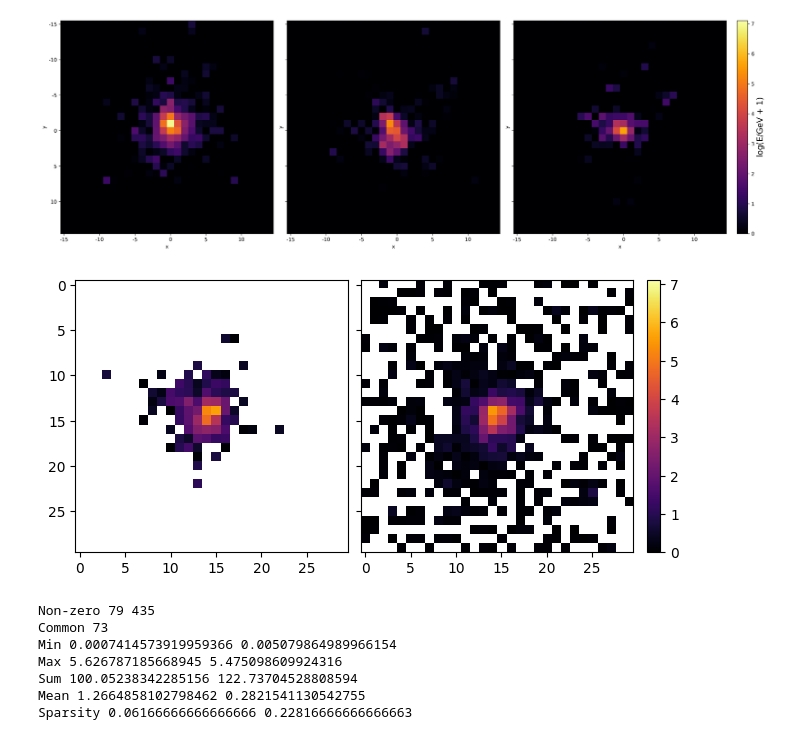
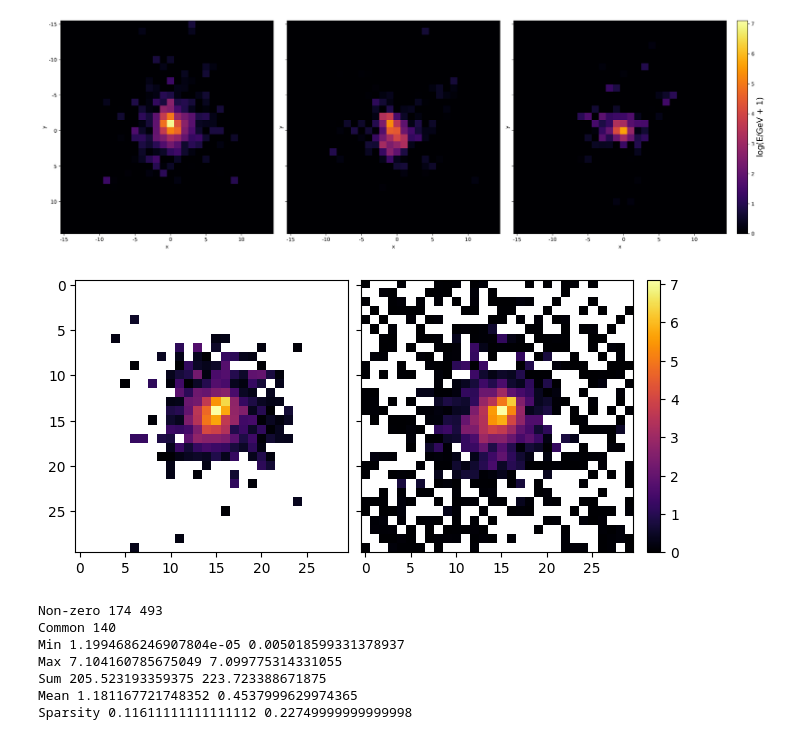
Before and after one commit to sashaatlasov/DiffusionDipolma, a Jupyter notebook: test.ipynb, the cells around one changed output. Drawn from its saved outputs; the diff is of its cells as text; code cells hidden in the pictures.

```diff
--- a/test.ipynb
+++ b/test.ipynb
@@ -53,8 +53,8 @@ fig.savefig('/Users/sasaatlasov/Desktop/DiffusionDipolma/real.pdf', bbox_inches
 # %%
 from diffusion import DiffusionModel
 
-dm = DiffusionModel(100, 16)
-dm.load_state_dict(torch.load('checkpoints/t100_cos_long.pt', map_location=torch.device('cpu')))
+dm = DiffusionModel(100, 16, schedule='cosine')
+dm.load_state_dict(torch.load('checkpoints/t100_cos_conv.pt', map_location=torch.device('cpu')))
 dm.eval();
 # %%
 # from torchview import draw_graph
@@ -67,7 +67,7 @@ dm.eval();
 # summary(model, [(1, 30, 30), [3], [2], [1]])
 # %%
 with torch.no_grad():
-    samples = dm.sample(momentum, point)
+    samples = dm.sample(momentum, point, truncate=0)
 # %%
 def compare(energy, samples, idx=0, truncate=None):
     real, sampled = energy[idx].detach().numpy(), samples[idx].detach().numpy()
@@ -104,14 +104,14 @@ def commm(idx=0):
     print('Sparsity', np.mean(get_sparsity_level(r)), np.mean(get_sparsity_level(s)))
     return
 # %%
-commm(0)
+commm(2)
 # %% [output]
-[figure, old version]
+[figure, new version]
-Non-zero 79 435
-Common 73
-Min 0.0007414573919959366 0.005079864989966154
-Max 5.626787185668945 5.475098609924316
-Sum 100.05238342285156 122.73704528808594
-Mean 1.2664858102798462 0.2821541130542755
-Sparsity 0.06166666666666666 0.22816666666666663
+Non-zero 174 493
+Common 140
+Min 1.1994686246907804e-05 0.005018599331378937
+Max 7.104160785675049 7.099775314331055
+Sum 205.523193359375 223.723388671875
+Mean 1.181167721748352 0.4537999629974365
+Sparsity 0.11611111111111112 0.22749999999999998
 # %%
```
Also changed, not shown: parts of 5 cells of this notebook, 2 other files.
